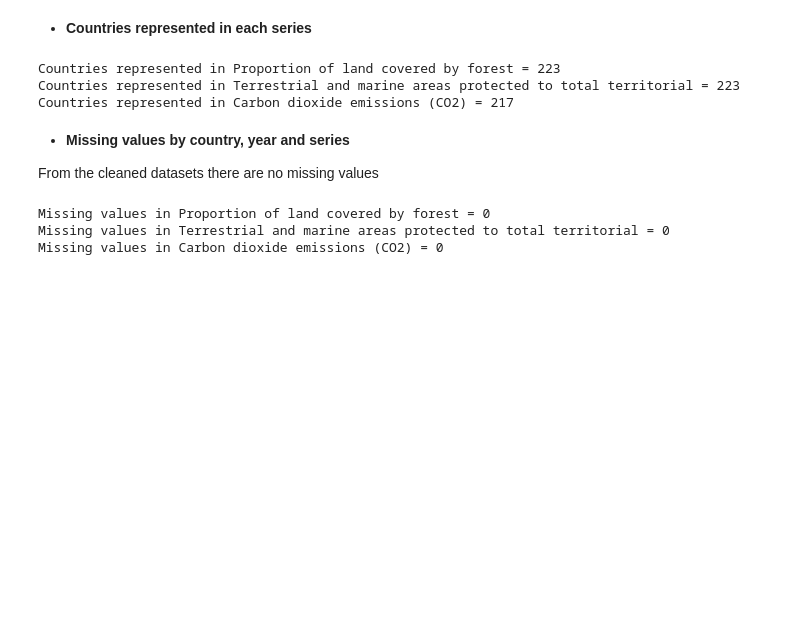
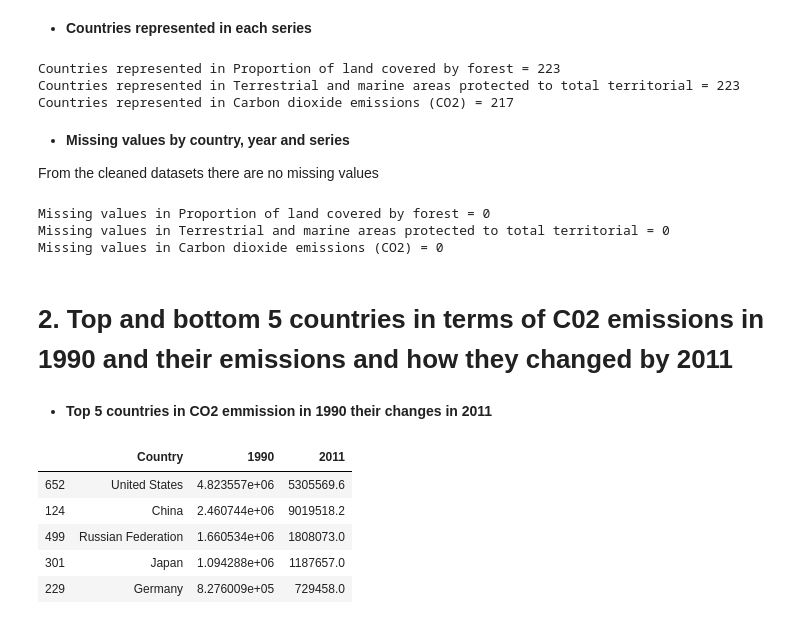
Before and after one commit to KhomotsoT/statistical-thinking, a Jupyter notebook: Statistical-thinking.ipynb, the cells around one changed output. Drawn from its saved outputs; the diff is of its cells as text; code cells hidden in the pictures; blank space fills up the shorter version.

```diff
--- a/Statistical-thinking.ipynb
+++ b/Statistical-thinking.ipynb
@@ -377,3 +377,17 @@ print('Missing values in Carbon dioxide emissions (CO2) =',Carbon_emission__miss
 Missing values in Proportion of land covered by forest = 0
 Missing values in Terrestrial and marine areas protected to total territorial = 0
 Missing values in Carbon dioxide emissions (CO2) = 0
+# %% [markdown]
+# 2. Top and bottom 5 countries in terms of C02 emissions in 1990 and their emissions and how they changed by 2011
+# %% [markdown]
+* **Top 5 countries in CO2 emmission in 1990 their changes in 2011**
+# %%
+Carbon_emission_top = new_mdg_carbon_emission.loc[:,("Country", "1990","2011")].sort_values(by = '1990', ascending=False)
+Carbon_emission_top.head()
+# %% [output]
+|  | Country | 1990 | 2011 |
+| 652 | United States | 4.823557e+06 | 5305569.6 |
+| 124 | China | 2.460744e+06 | 9019518.2 |
+| 499 | Russian Federation | 1.660534e+06 | 1808073.0 |
+| 301 | Japan | 1.094288e+06 | 1187657.0 |
+| 229 | Germany | 8.276009e+05 | 729458.0 |
```
Also changed, not shown: parts of 7 cells of this notebook.
